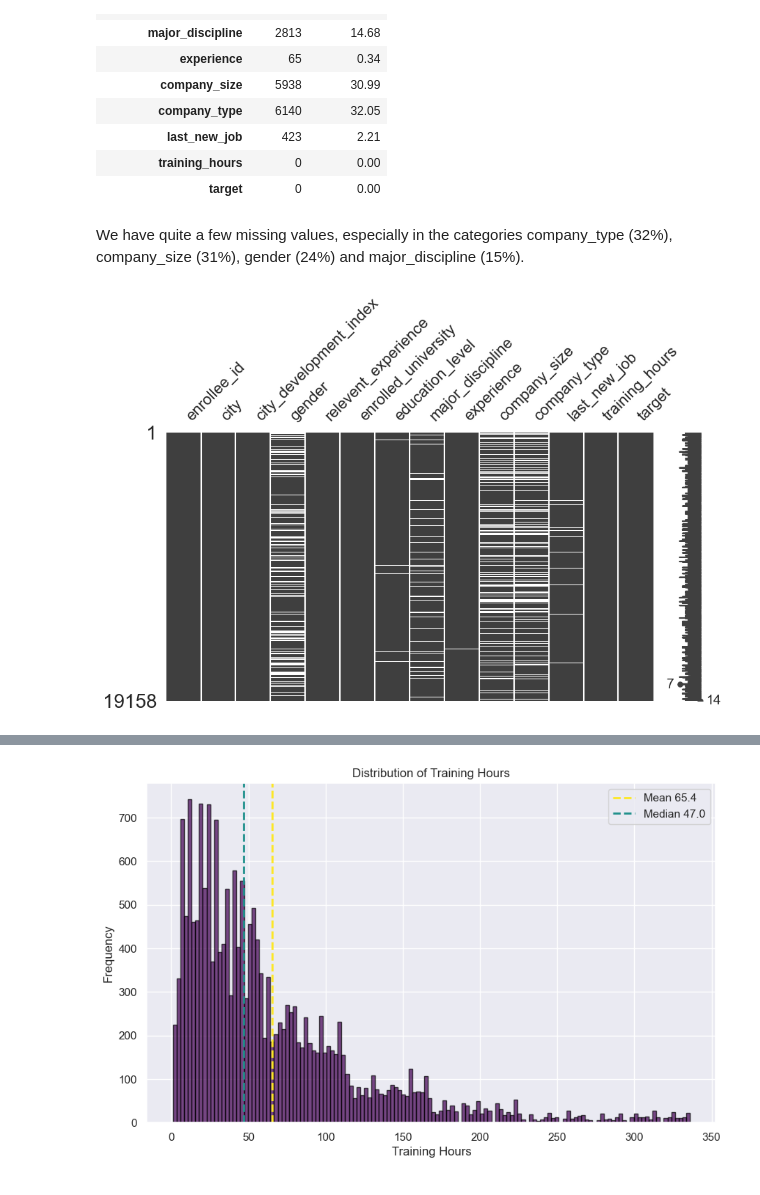
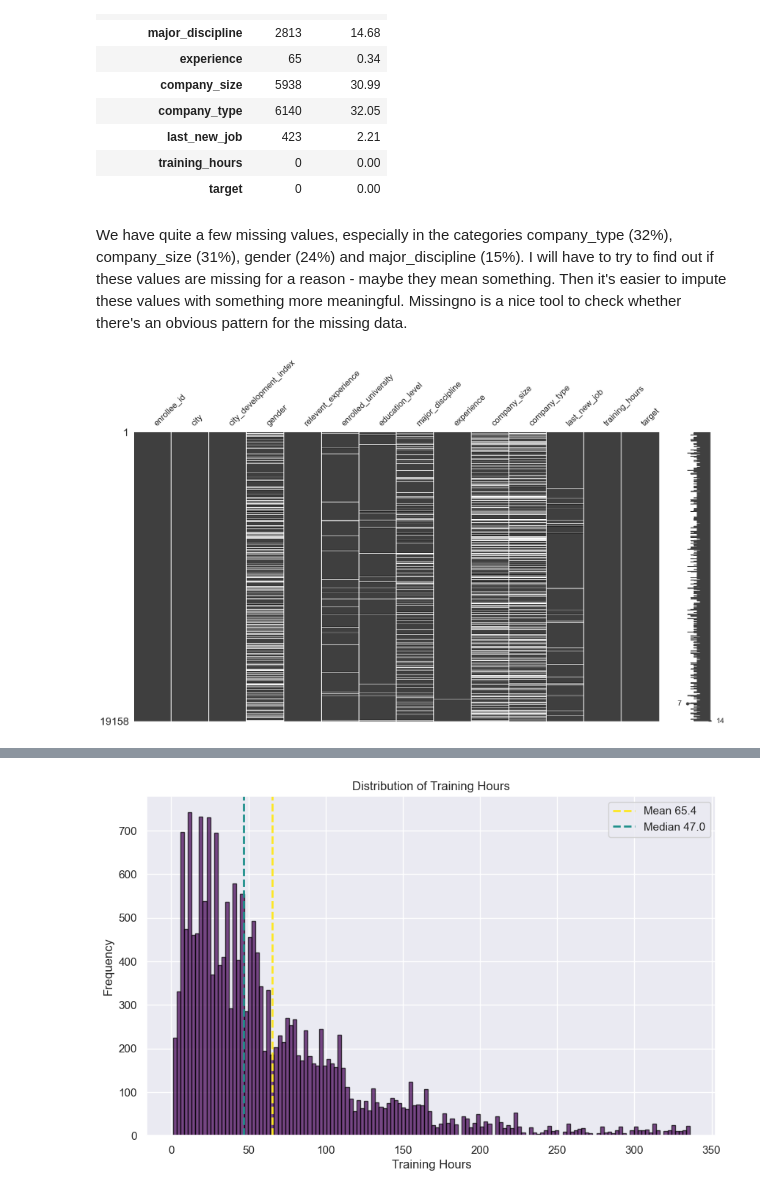
Before and after one commit to scheinmensch/HR-Analytics, a Jupyter notebook: EDA.ipynb, the cells around one changed output, grey strips where cells are left out. Saved outputs shown, nothing was run; the diff lists cells and outputs as text; code cells hidden in the pictures.

```diff
--- a/EDA.ipynb
+++ b/EDA.ipynb
@@ -81,10 +89,11 @@ missing
 | training_hours | 0 | 0.00 |
 | target | 0 | 0.00 |
 # %% [markdown]
-We have quite a few missing values, especially in the categories company_type (32%), company_size (31%), gender (24%) and major_discipline (15%).
+We have quite a few missing values, especially in the categories company_type (32%), company_size (31%), gender (24%) and major_discipline (15%). I will have to try to find out if these values are missing for a reason - maybe they mean something. Then it's easier to impute these values with something more meaningful.
+Missingno is a nice tool to check whether there's an obvious pattern for the missing data.
 # %%
-import missingno as msno
-msno.matrix(HR, figsize=(10,5));
+# check for pattern
+msno.matrix(HR, figsize=(20,10));
 # %% [output]
-[figure, old version]
+[figure, new version]
 # %% [markdown]
```
Also changed, not shown: parts of 30 cells of this notebook, 1 other file.
